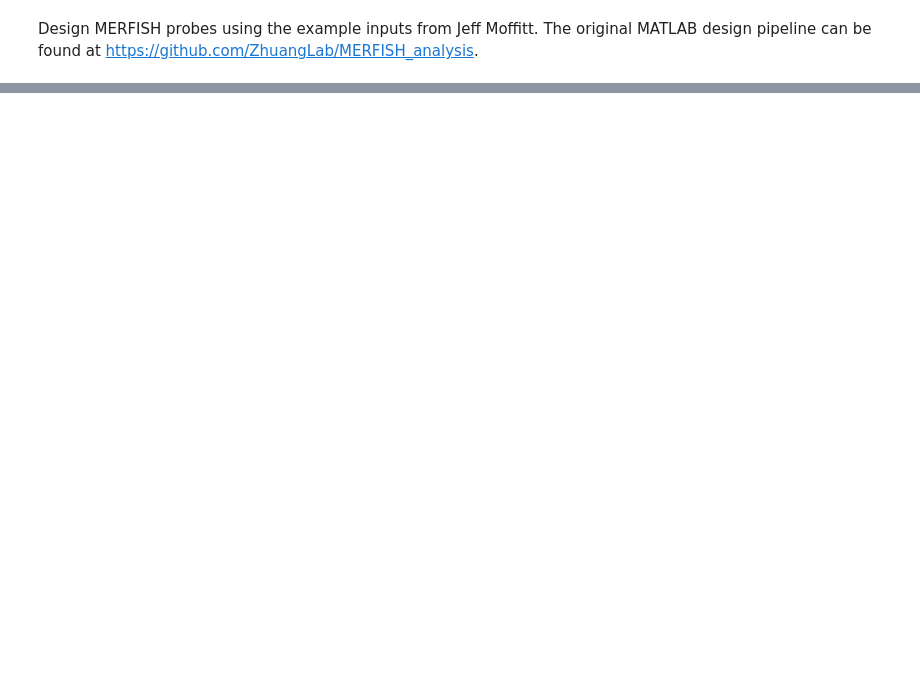
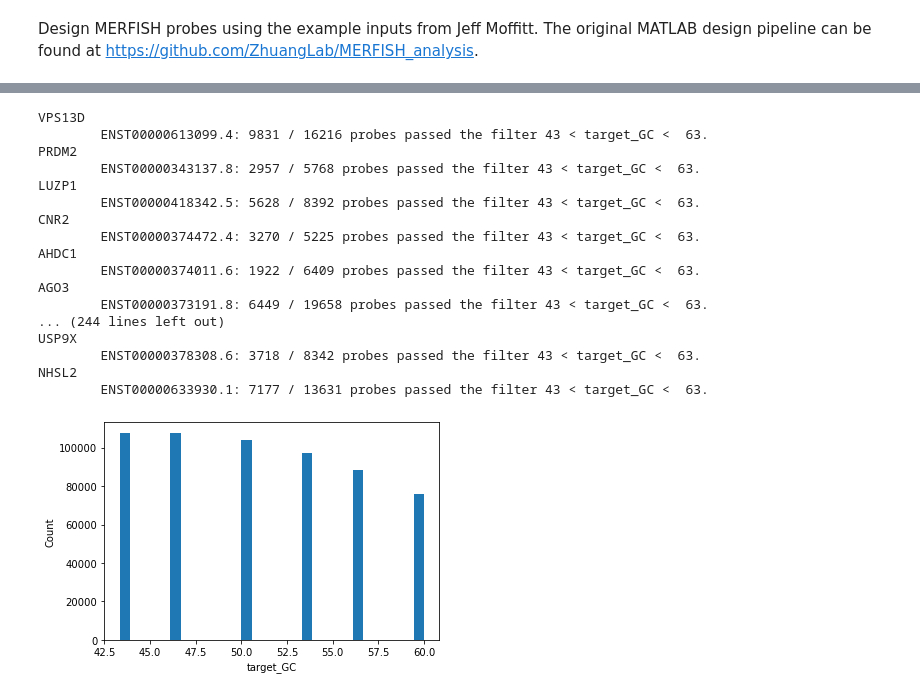
Before and after one commit to xingjiepan/MERFISH_probe_design, a Jupyter notebook: tests_and_examples/example_probe_design_JM.ipynb, the cells around one changed output, grey strips where cells are left out. Cells and saved outputs as stored; diff of their text form; code cells hidden in the pictures; blank space fills up the shorter version.

```diff
--- a/tests_and_examples/example_probe_design_JM.ipynb
+++ b/tests_and_examples/example_probe_design_JM.ipynb
@@ -36,0 +192,23 @@ pd.print_probe_dict(probe_dict)
+# %%
+# Filter GC cotent and plot the GC content after filtering
+filters.filter_probe_dict_by_metric(probe_dict, 'target_GC', lower_bound=43, upper_bound=63)
+plot.plot_hist(probe_dict, column_key='target_GC')
+# %% [output]
+VPS13D
+        ENST00000613099.4: 9831 / 16216 probes passed the filter 43 < target_GC <  63.
+PRDM2
+        ENST00000343137.8: 2957 / 5768 probes passed the filter 43 < target_GC <  63.
+LUZP1
+        ENST00000418342.5: 5628 / 8392 probes passed the filter 43 < target_GC <  63.
+CNR2
+        ENST00000374472.4: 3270 / 5225 probes passed the filter 43 < target_GC <  63.
+AHDC1
+        ENST00000374011.6: 1922 / 6409 probes passed the filter 43 < target_GC <  63.
+AGO3
+        ENST00000373191.8: 6449 / 19658 probes passed the filter 43 < target_GC <  63.
+... (244 lines left out)
+USP9X
+        ENST00000378308.6: 3718 / 8342 probes passed the filter 43 < target_GC <  63.
+NHSL2
+        ENST00000633930.1: 7177 / 13631 probes passed the filter 43 < target_GC <  63.
+[figure, added]
```
Also changed, not shown: parts of 41 cells of this notebook.
